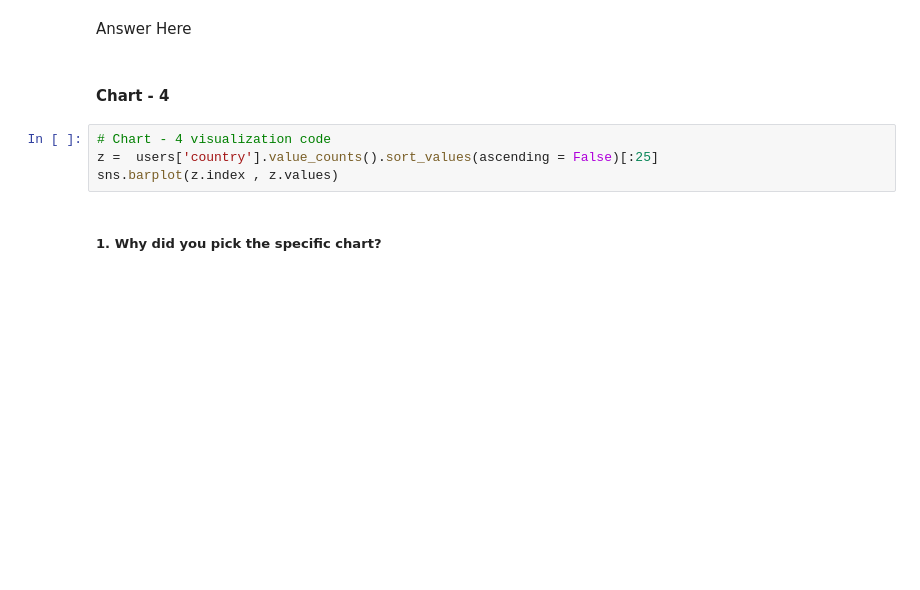
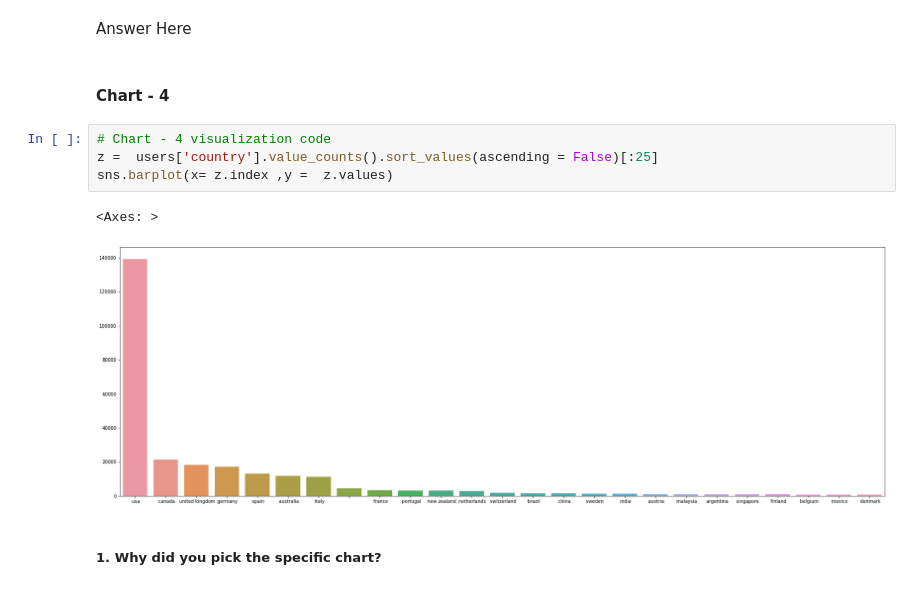
Before and after one commit to vivek72v/Book_Recommendation_Sysytem, a Jupyter notebook: Final_Book_Recommendation_System.ipynb, the cells around one changed output. Saved outputs shown, nothing was run; the diff lists cells and outputs as text; blank space fills up the shorter version.

```diff
--- a/Final_Book_Recommendation_System.ipynb
+++ b/Final_Book_Recommendation_System.ipynb
@@ -291,7 +544,10 @@ Answer Here
 # %%
 # Chart - 4 visualization code
 z =  users['country'].value_counts().sort_values(ascending = False)[:25]
-sns.barplot(z.index , z.values)
+sns.barplot(x= z.index ,y =  z.values)
+# %% [output]
+<Axes: >
+[figure, added]
 # %% [markdown]
 ##### 1. Why did you pick the specific chart?
 # %% [markdown]
```
Also changed, not shown: parts of 58 cells of this notebook.
